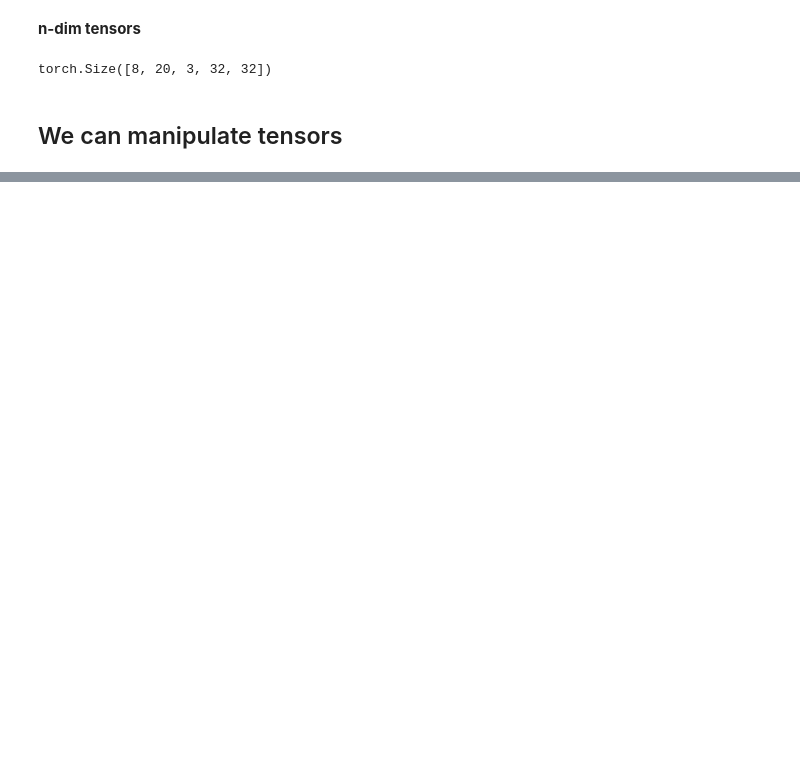
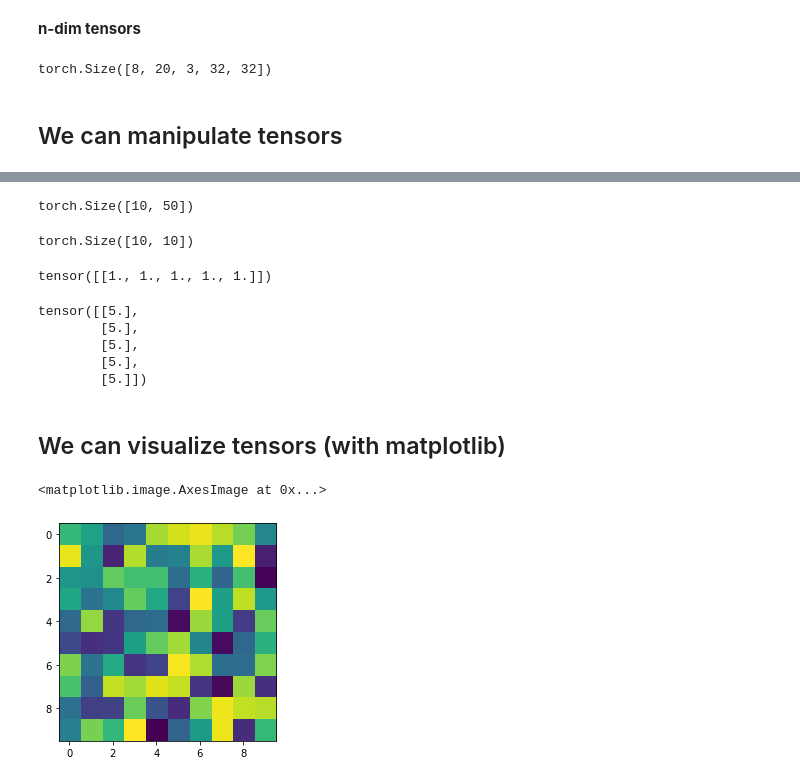
Before and after one commit to ichko/ml-playground, a Jupyter notebook: dream-seminar/01-torch-primer.ipynb, the cells around one changed output, grey strips where cells are left out. Drawn from its saved outputs; the diff is of its cells as text; code cells hidden in the pictures; blank space fills up the shorter version.

```diff
--- a/dream-seminar/01-torch-primer.ipynb
+++ b/dream-seminar/01-torch-primer.ipynb
@@ -90,0 +109,35 @@ t = torch.rand(8, 20, 3, 32, 32)
+# %%
+A = torch.rand(10, 20)
+B = torch.rand(20, 50)
+C = A @ B
+C.shape
+# %% [output]
+torch.Size([10, 50])
+# %%
+v = torch.rand(10, 1)
+D = torch.rand(10, 10)
+
+(v * D).shape
+# %% [output]
+torch.Size([10, 10])
+# %%
+t = torch.ones(1, 5)
+t
+# %% [output]
+tensor([[1., 1., 1., 1., 1.]])
+# %%
+t.T * 2 + 3
+# %% [output]
+tensor([[5.],
+        [5.],
+        [5.],
+        [5.],
+        [5.]])
+# %% [markdown]
+## We can visualize tensors (with matplotlib)
+# %%
+A = torch.rand(10, 10)
+plt.imshow(A)
+# %% [output]
+<matplotlib.image.AxesImage at 0x...>
+[figure, added]
```
Also changed, not shown: parts of 20 cells of this notebook.
